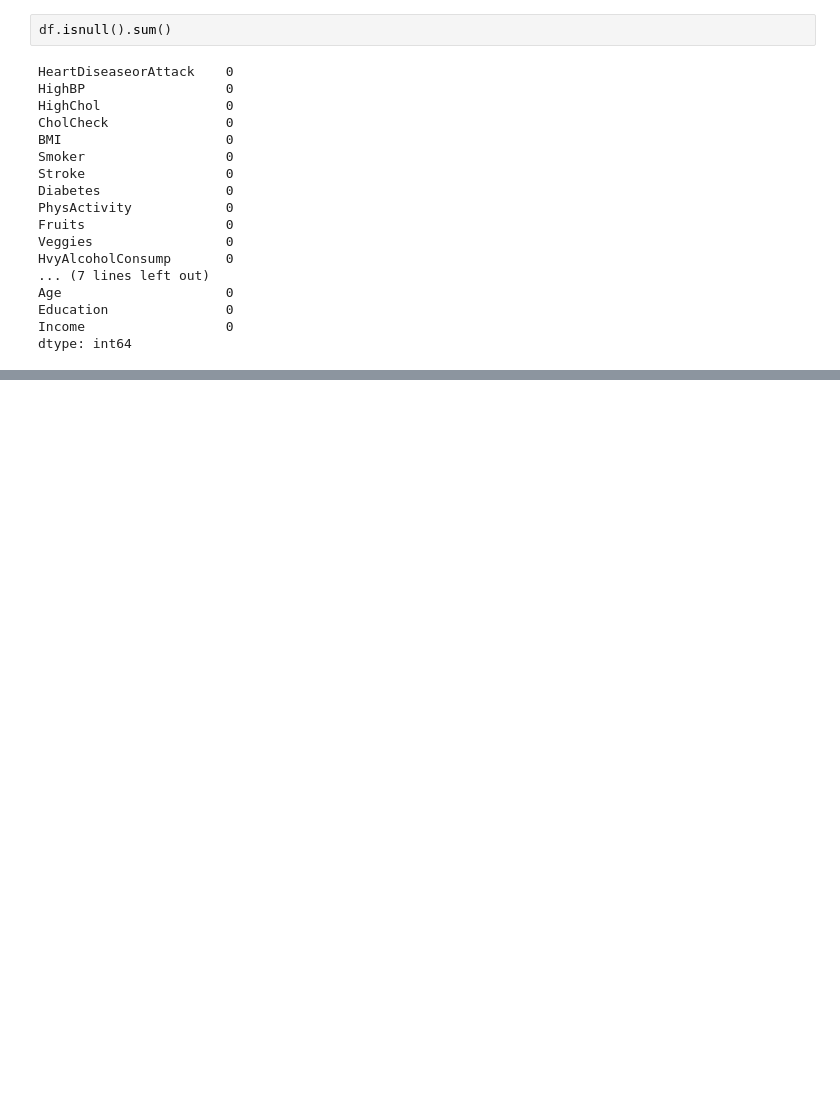
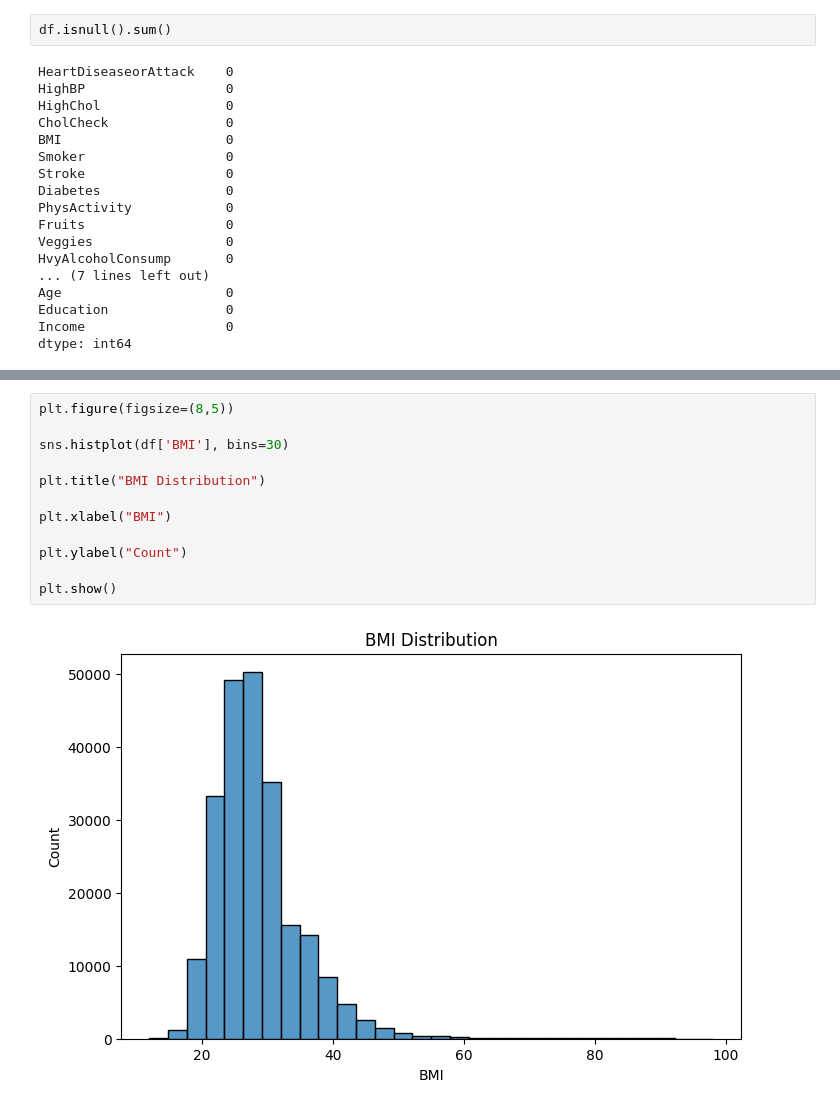
Before and after one commit to lakshmikanth72/Healthcare-Risk-Prediction-Analytics, a Jupyter notebook: healthcare_eda.ipynb, the cells around one changed output, grey strips where cells are left out. Saved outputs shown, nothing was run; the diff lists cells and outputs as text; blank space fills up the shorter version.

```diff
--- a/healthcare_eda.ipynb
+++ b/healthcare_eda.ipynb
@@ -92,0 +113,14 @@ dtype: int64
+# %%
+plt.figure(figsize=(8,5))
+
+sns.histplot(df['BMI'], bins=30)
+
+plt.title("BMI Distribution")
+
+plt.xlabel("BMI")
+
+plt.ylabel("Count")
+
+plt.show()
+# %% [output]
+[figure, added]
```
Also changed, not shown: parts of 8 cells of this notebook.
